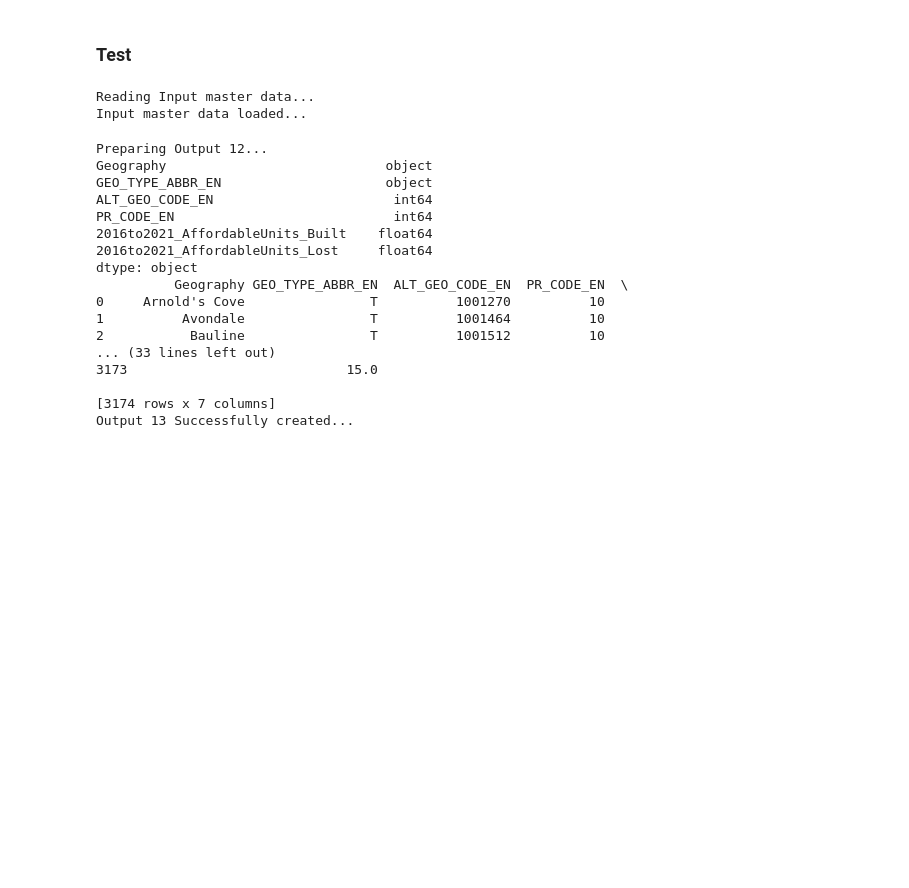
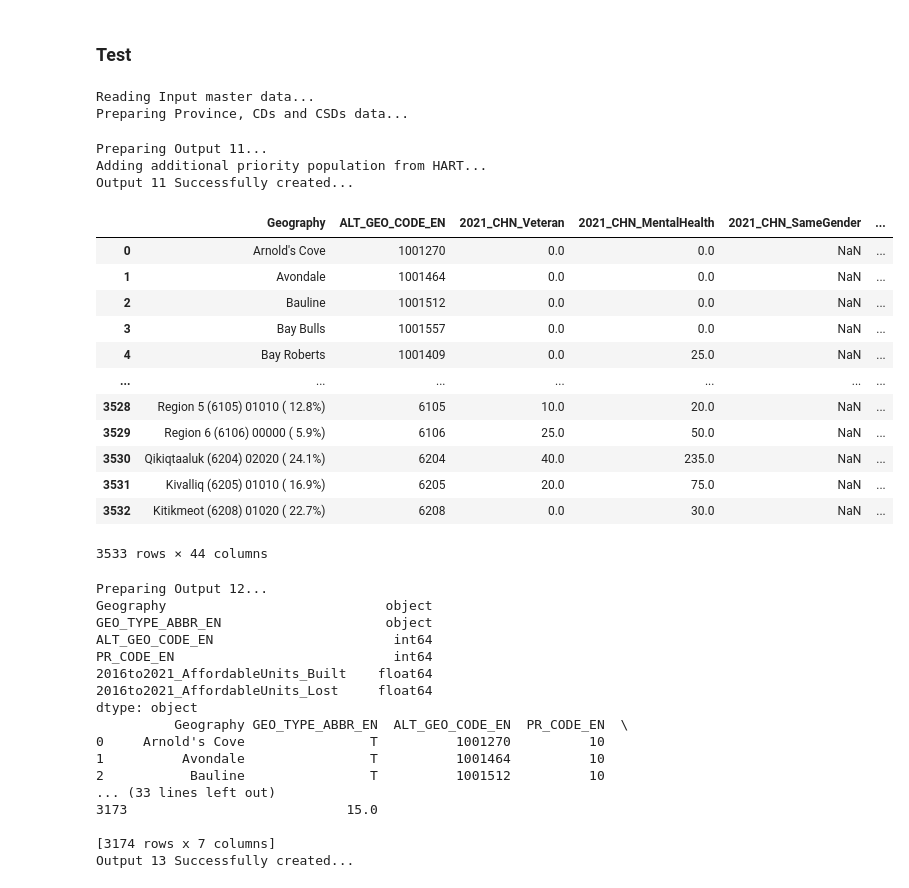
Before and after one commit to rigsby-HART/HICC-Dashboard, a Jupyter notebook: helper/TablesPrep.ipynb, the cells around one changed output. Drawn from its saved outputs; the diff is of its cells as text; code cells hidden in the pictures; blank space fills up the shorter version.

Commit message:
Phase 3 - adding new tables

```diff
--- a/helper/TablesPrep.ipynb
+++ b/helper/TablesPrep.ipynb
@@ -9,8 +9,9 @@ The autoreload extension is already loaded. To reload it, use:
   %reload_ext autoreload
 # %%
 
-master_data_filepath = '..\\2024-12-04 Data summary v5 - Mar7 HB.xlsx'
+master_data_filepath = '..\\2024-12-04 Data summary v5 - Mar18 data, geographies.xlsx'
 transit_filepath = '..\\CSDs_TransitStatsFormattedDataV3.csv'
+priority_pop_filepath = '..\\CHN_RequiredData_20250325.xlsx'
 
 db_path = '..\\sources\\hicc.db'
 # %%
@@ -43,7 +44,26 @@ Database ready....
 ### Test
 # %%
 from PrepareTables import PrepareTables
-pt = PrepareTables(master_data_filepath, transit_filepath)
+pt = PrepareTables(master_data_filepath, transit_filepath, priority_pop_filepath)
 # %% [output]
 Reading Input master data...
-Input master data loaded...
+Preparing Province, CDs and CSDs data...
+# %%
+pt.prepare_output_11()
+# %% [output]
+Preparing Output 11...
+Adding additional priority population from HART...
+Output 11 Successfully created...
+|  | Geography | ALT_GEO_CODE_EN | 2021_CHN_Veteran | 2021_CHN_MentalHealth | 2021_CHN_SameGender | ... |
+| 0 | Arnold's Cove | 1001270 | 0.0 | 0.0 | NaN | ... |
+| 1 | Avondale | 1001464 | 0.0 | 0.0 | NaN | ... |
+| 2 | Bauline | 1001512 | 0.0 | 0.0 | NaN | ... |
+| 3 | Bay Bulls | 1001557 | 0.0 | 0.0 | NaN | ... |
+| 4 | Bay Roberts | 1001409 | 0.0 | 25.0 | NaN | ... |
+| ... | ... | ... | ... | ... | ... | ... |
+| 3528 | Region 5 (6105) 01010 ( 12.8%) | 6105 | 10.0 | 20.0 | NaN | ... |
+| 3529 | Region 6 (6106) 00000 ( 5.9%) | 6106 | 25.0 | 50.0 | NaN | ... |
+| 3530 | Qikiqtaaluk (6204) 02020 ( 24.1%) | 6204 | 40.0 | 235.0 | NaN | ... |
+| 3531 | Kivalliq (6205) 01010 ( 16.9%) | 6205 | 20.0 | 75.0 | NaN | ... |
+| 3532 | Kitikmeot (6208) 01020 ( 22.7%) | 6208 | 0.0 | 30.0 | NaN | ... |
+3533 rows × 44 columns
```
Also changed, not shown: parts of 2 cells of this notebook, 7 other files.
